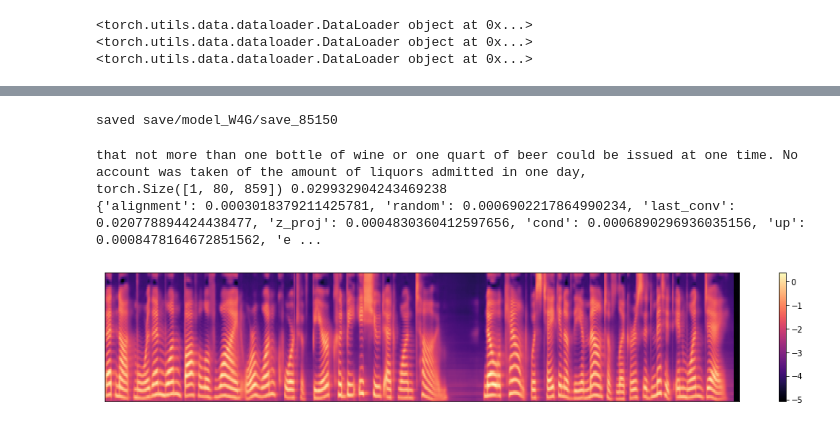
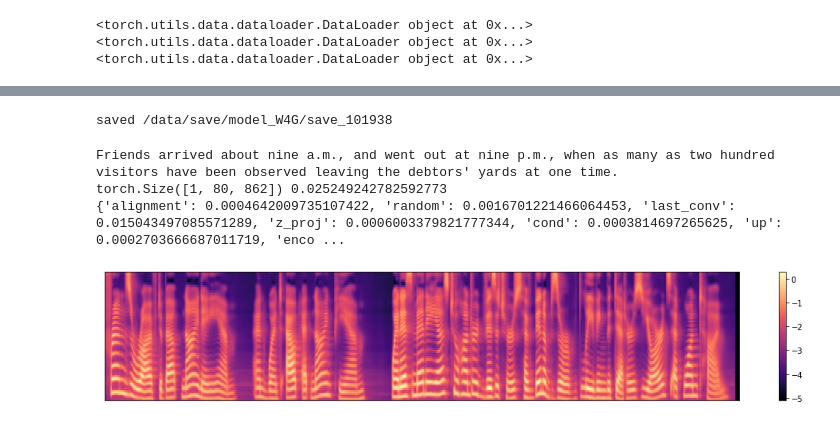
Before and after one commit to scpark20/kimchi-tts, a Jupyter notebook: train_W4G.ipynb, the cells around one changed output, grey strips where cells are left out. Cells and saved outputs as stored; diff of their text form; code cells hidden in the pictures.

```diff
--- a/train_W4G.ipynb
+++ b/train_W4G.ipynb
@@ -54,7 +54,7 @@ print('done')
 done
 done
 # %%
-save_dir = 'save/model_W4G'
+save_dir = '/data/save/model_W4G'
 logger = Logger(save_dir=save_dir, new=False)
 print('done')
 # %% [output]
@@ -72,7 +69,7 @@ model = Model(stt_hparams, tts_hparams)
 model = model.cuda()
 optimizer = torch.optim.Adam(model.parameters(), lr=tts_hparams.lr, weight_decay=tts_hparams.weight_decay)
 
-step = 85150
+step = 101436
 
 size = sizeof_fmt(4 * sum(p.numel() for p in model.parameters()))
 print(f"Model size {size}")
@@ -101,6 +98,6 @@ loaded : 85150
 done
 # %%
-trainset = LJDataset(tts_hparams)
+trainset = LJDataset(tts_hparams, split='full')
 collate_fn = TextMelCollate(tts_hparams)
 train_loader = torch.utils.data.DataLoader(trainset, num_workers=8, #tts_hparams.num_workers,
                           shuffle=True, sampler=None, batch_size=tts_hparams.batch_size, pin_memory=False,
@@ -263,43 +236,43 @@ step : 97882 stt : 0.0009 tts : 0.1455 recon : 0.0301 kl : 0.0099 beta : 1.0000
 # %%
 logger.save(step, model, optimizer)
 # %% [output]
-saved save/model_W4G/save_85150
+saved /data/save/model_W4G/save_101938
 # %%
 import matplotlib.pyplot as plt
 import librosa.display
 import numpy as np
 import time
 
 for i, batch in enumerate(test_loader):
     batch = to_cuda(batch)
-    if i == 10:
+    if i == 7:
         break
 print(batch['strings'][0])
 
 model.eval()
 with torch.no_grad():
     index = 0
     times = []
     for _ in range(10):
         t0 = time.time()
-        samples, time_dict = model.inference(batch['text'][0:1], None, None, temperature=1.0, clip=2)
+        samples, time_dict = model.inference(batch['text'][0:1], None, None, temperature=1.0)
         t1 = time.time()
         times.append(t1 - t0)
     times = np.array(times)
     print(samples.shape, np.mean(times))
     print(time_dict)
 
     plt.figure(figsize=[18, 3])
     _x = batch['mels'].data.cpu().numpy()
     _s = samples.data.cpu().numpy()
     librosa.display.specshow(_s[index])
     plt.colorbar()
     plt.show()
 # %% [output]
-that not more than one bottle of wine or one quart of beer could be issued at one time. No account was taken of the amount of liquors admitted in one day,
-torch.Size([1, 80, 859]) 0.029932904243469238
-{'alignment': 0.0003018379211425781, 'random': 0.0006902217864990234, 'last_conv': 0.020778894424438477, 'z_proj': 0.0004830360412597656, 'cond': 0.0006890296936035156, 'up': 0.0008478164672851562, 'e ...
+Friends arrived about nine a.m., and went out at nine p.m., when as many as two hundred visitors have been observed leaving the debtors' yards at one time.
+torch.Size([1, 80, 862]) 0.025249242782592773
+{'alignment': 0.0004642009735107422, 'random': 0.0016701221466064453, 'last_conv': 0.015043497085571289, 'z_proj': 0.0006003379821777344, 'cond': 0.0003814697265625, 'up': 0.0002703666687011719, 'enco ...
-[figure, old version]
+[figure, new version]
 # %%
 vocoder.eval()
 with torch.no_grad():
```
Also changed, not shown: parts of 6 cells of this notebook, 12 other files.
